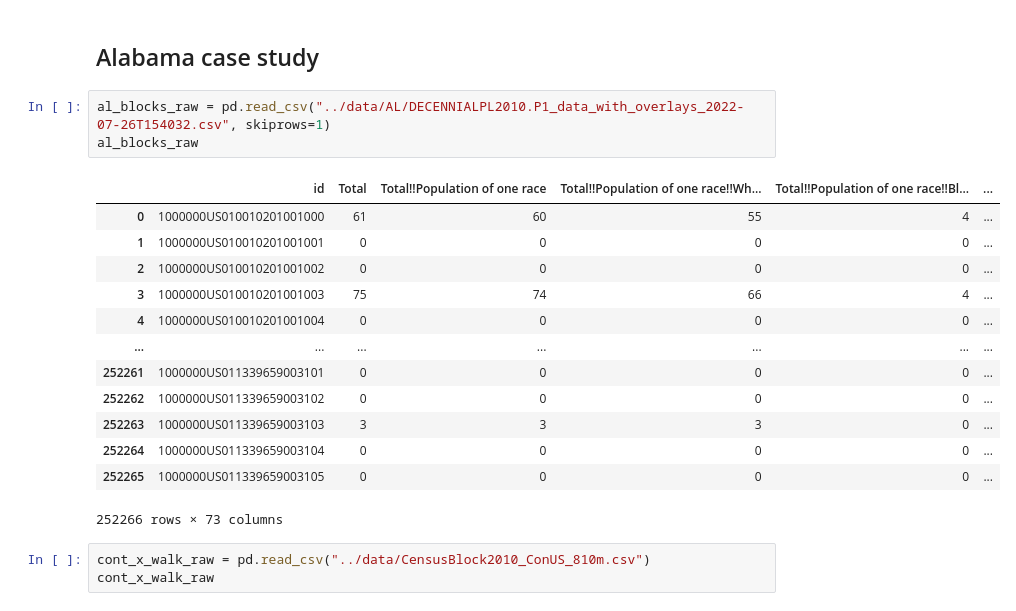
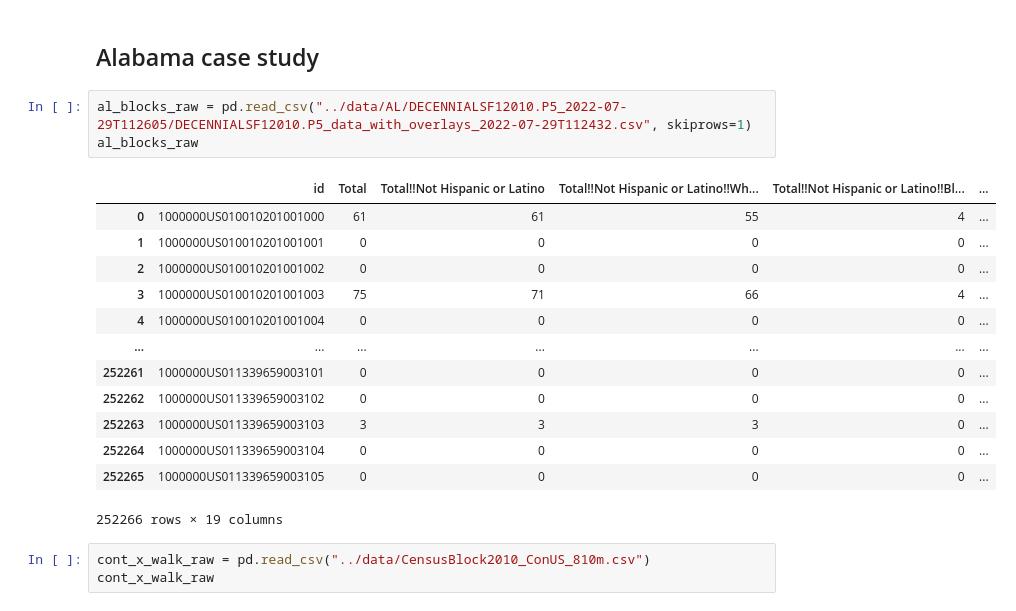
Before and after one commit to jasondamico/d3-visualizations, a Jupyter notebook: propublica_hotspots/python/cleaning.ipynb, the cells around one changed output. Saved outputs shown, nothing was run; the diff lists cells and outputs as text.

```diff
--- a/propublica_hotspots/python/cleaning.ipynb
+++ b/propublica_hotspots/python/cleaning.ipynb
@@ -344,14 +359,14 @@ pollution_gridspace_df
 # %% [markdown]
 ## Alabama case study
 # %%
-al_blocks_raw = pd.read_csv("../data/AL/DECENNIALPL2010.P1_data_with_overlays_2022-07-26T154032.csv", skiprows=1)
+al_blocks_raw = pd.read_csv("../data/AL/DECENNIALSF12010.P5_2022-07-29T112605/DECENNIALSF12010.P5_data_with_overlays_2022-07-29T112432.csv", skiprows=1)
 al_blocks_raw
 # %% [output]
-|  | id | Total | Total!!Population of one race | Total!!Population of one race!!Wh... | Total!!Population of one race!!Bl... | ... |
-| 0 | 1000000US010010201001000 | 61 | 60 | 55 | 4 | ... |
+|  | id | Total | Total!!Not Hispanic or Latino | Total!!Not Hispanic or Latino!!Wh... | Total!!Not Hispanic or Latino!!Bl... | ... |
+| 0 | 1000000US010010201001000 | 61 | 61 | 55 | 4 | ... |
 | 1 | 1000000US010010201001001 | 0 | 0 | 0 | 0 | ... |
 | 2 | 1000000US010010201001002 | 0 | 0 | 0 | 0 | ... |
-| 3 | 1000000US010010201001003 | 75 | 74 | 66 | 4 | ... |
+| 3 | 1000000US010010201001003 | 75 | 71 | 66 | 4 | ... |
 | 4 | 1000000US010010201001004 | 0 | 0 | 0 | 0 | ... |
 | ... | ... | ... | ... | ... | ... | ... |
 | 252261 | 1000000US011339659003101 | 0 | 0 | 0 | 0 | ... |
@@ -359,7 +374,7 @@ al_blocks_raw
 | 252263 | 1000000US011339659003103 | 3 | 3 | 3 | 0 | ... |
 | 252264 | 1000000US011339659003104 | 0 | 0 | 0 | 0 | ... |
 | 252265 | 1000000US011339659003105 | 0 | 0 | 0 | 0 | ... |
-252266 rows × 73 columns
+252266 rows × 19 columns
 # %%
 cont_x_walk_raw = pd.read_csv("../data/CensusBlock2010_ConUS_810m.csv")
 cont_x_walk_raw
```
Also changed, not shown: parts of 8 cells of this notebook.
